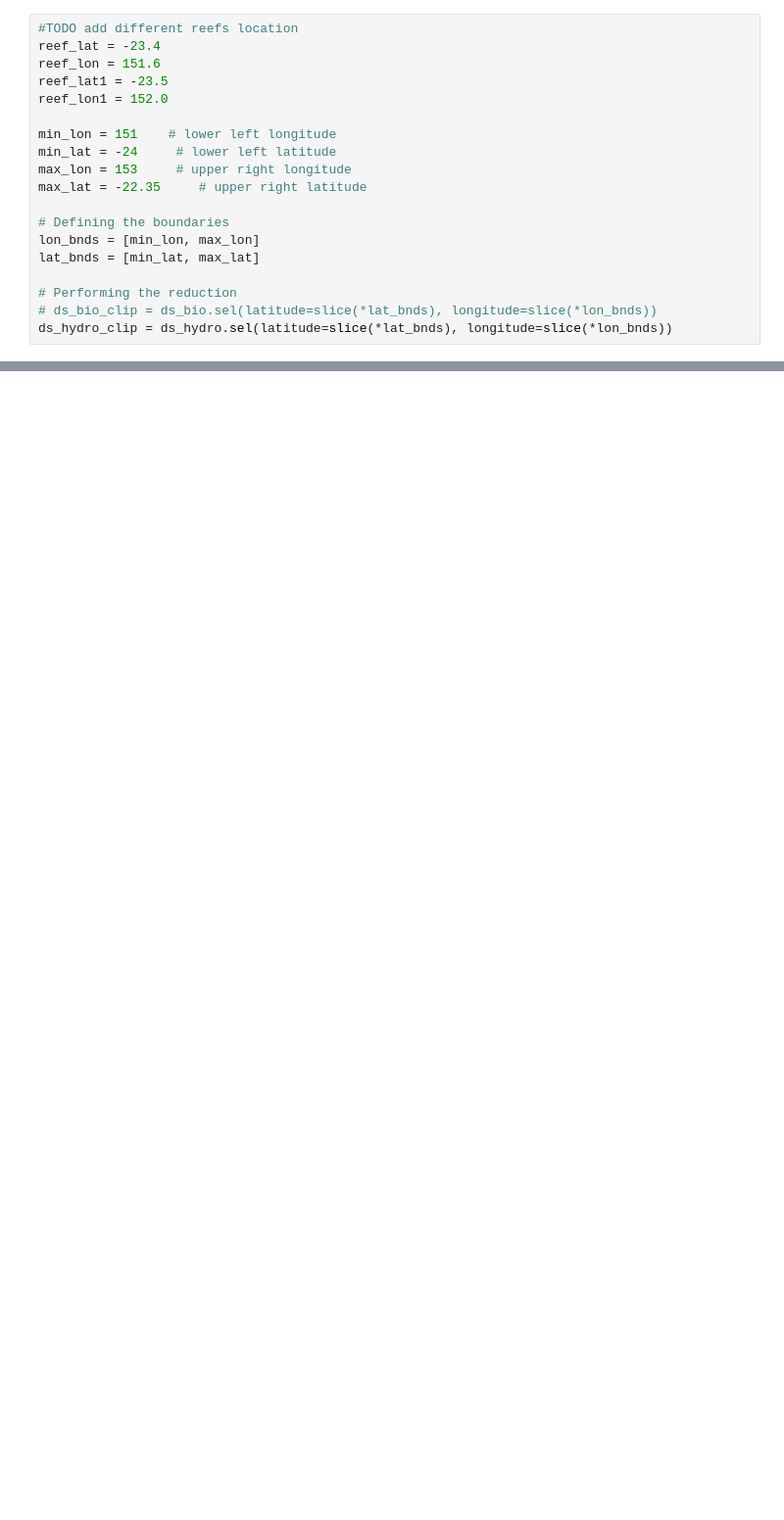
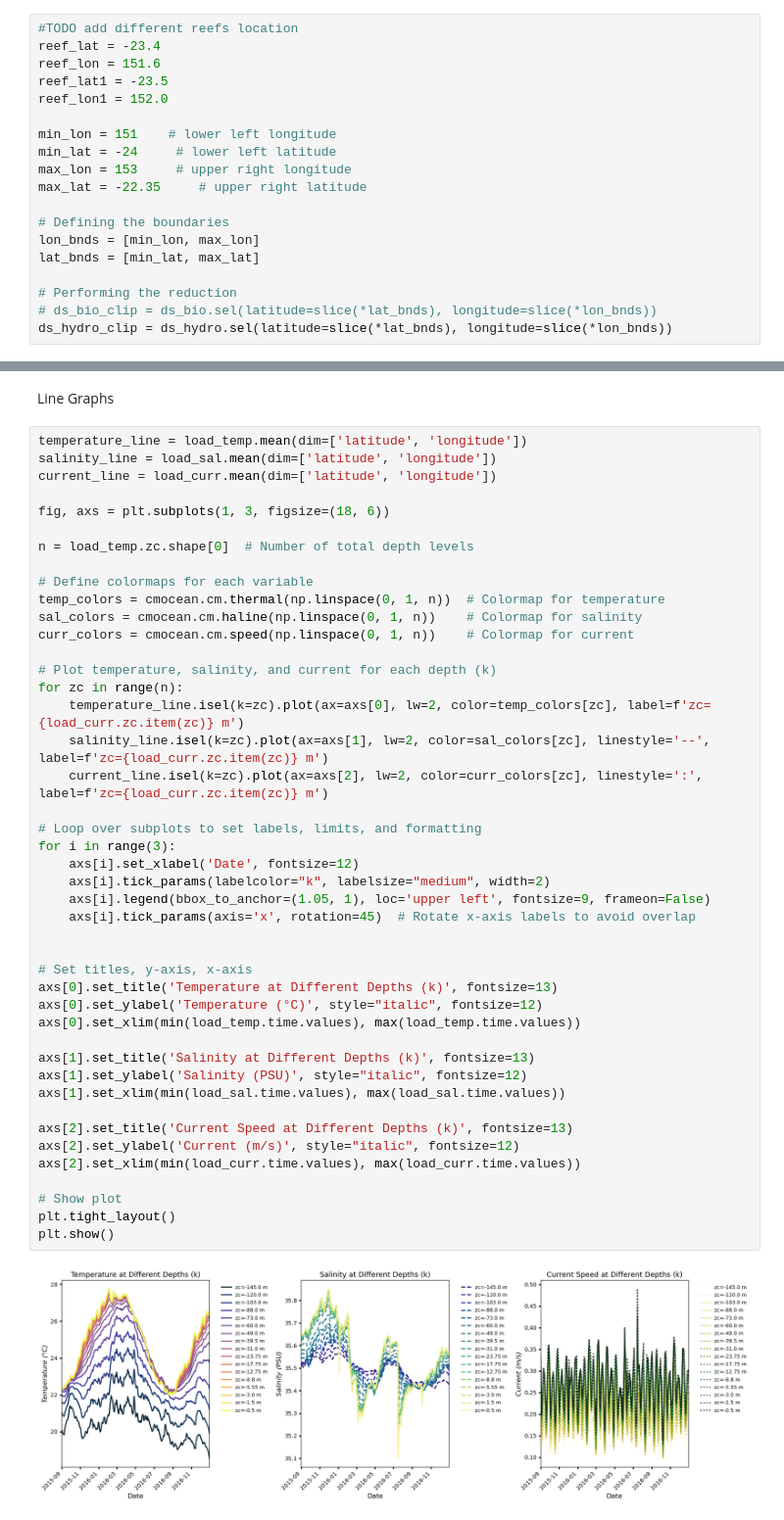
Before and after one commit to Lokyiulee/ENVI5809_Grp4, a Jupyter notebook: project.ipynb, the cells around one changed output, grey strips where cells are left out. Shown at 98% size. Saved outputs shown, nothing was run; the diff lists cells and outputs as text; blank space fills up the shorter version.

```diff
--- a/project.ipynb
+++ b/project.ipynb
@@ -320 +345,49 @@ plt.clf()
 <Figure size 640x480 with 0 Axes>
+# %% [markdown]
+Line Graphs
+# %%
+temperature_line = load_temp.mean(dim=['latitude', 'longitude'])
+salinity_line = load_sal.mean(dim=['latitude', 'longitude'])
+current_line = load_curr.mean(dim=['latitude', 'longitude'])
+
+fig, axs = plt.subplots(1, 3, figsize=(18, 6))
+
+n = load_temp.zc.shape[0]  # Number of total depth levels
+
+# Define colormaps for each variable
+temp_colors = cmocean.cm.thermal(np.linspace(0, 1, n))  # Colormap for temperature
+sal_colors = cmocean.cm.haline(np.linspace(0, 1, n))    # Colormap for salinity
+curr_colors = cmocean.cm.speed(np.linspace(0, 1, n))    # Colormap for current
+
+# Plot temperature, salinity, and current for each depth (k)
+for zc in range(n):
+    temperature_line.isel(k=zc).plot(ax=axs[0], lw=2, color=temp_colors[zc], label=f'zc={load_curr.zc.item(zc)} m')
+    salinity_line.isel(k=zc).plot(ax=axs[1], lw=2, color=sal_colors[zc], linestyle='--', label=f'zc={load_curr.zc.item(zc)} m')
+    current_line.isel(k=zc).plot(ax=axs[2], lw=2, color=curr_colors[zc], linestyle=':', label=f'zc={load_curr.zc.item(zc)} m')
+
+# Loop over subplots to set labels, limits, and formatting
+for i in range(3):
+    axs[i].set_xlabel('Date', fontsize=12)
+    axs[i].tick_params(labelcolor="k", labelsize="medium", width=2)
+    axs[i].legend(bbox_to_anchor=(1.05, 1), loc='upper left', fontsize=9, frameon=False)
+    axs[i].tick_params(axis='x', rotation=45)  # Rotate x-axis labels to avoid overlap
+
+
+# Set titles, y-axis, x-axis
+axs[0].set_title('Temperature at Different Depths (k)', fontsize=13)
+axs[0].set_ylabel('Temperature (°C)', style="italic", fontsize=12)
+axs[0].set_xlim(min(load_temp.time.values), max(load_temp.time.values))
+
+axs[1].set_title('Salinity at Different Depths (k)', fontsize=13)
+axs[1].set_ylabel('Salinity (PSU)', style="italic", fontsize=12)
+axs[1].set_xlim(min(load_sal.time.values), max(load_sal.time.values))
+
+axs[2].set_title('Current Speed at Different Depths (k)', fontsize=13)
+axs[2].set_ylabel('Current (m/s)', style="italic", fontsize=12)
+axs[2].set_xlim(min(load_curr.time.values), max(load_curr.time.values))
+
+# Show plot
+plt.tight_layout()
+plt.show()
+# %% [output]
+[figure, added]
```
Also changed, not shown: parts of 5 cells of this notebook.
